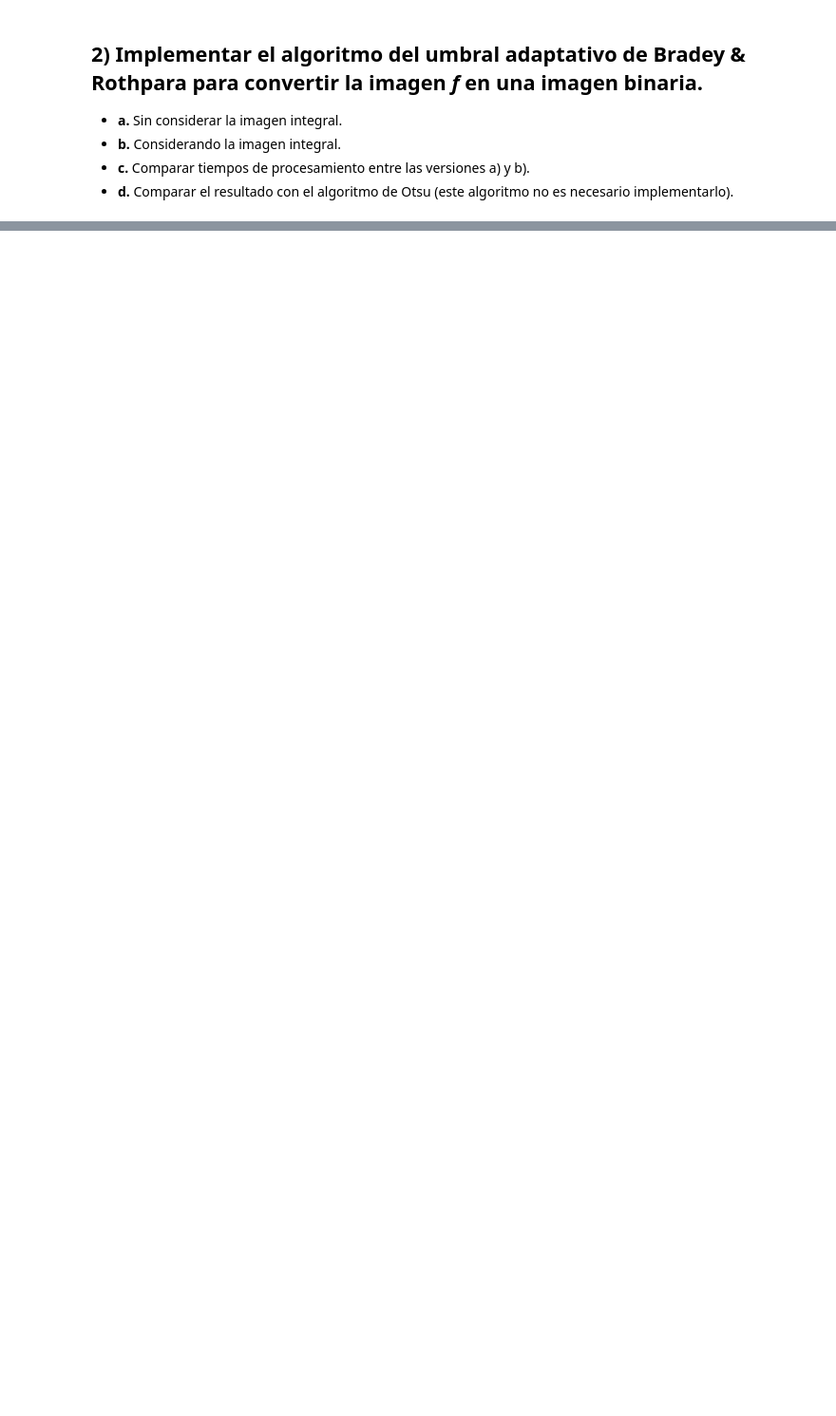
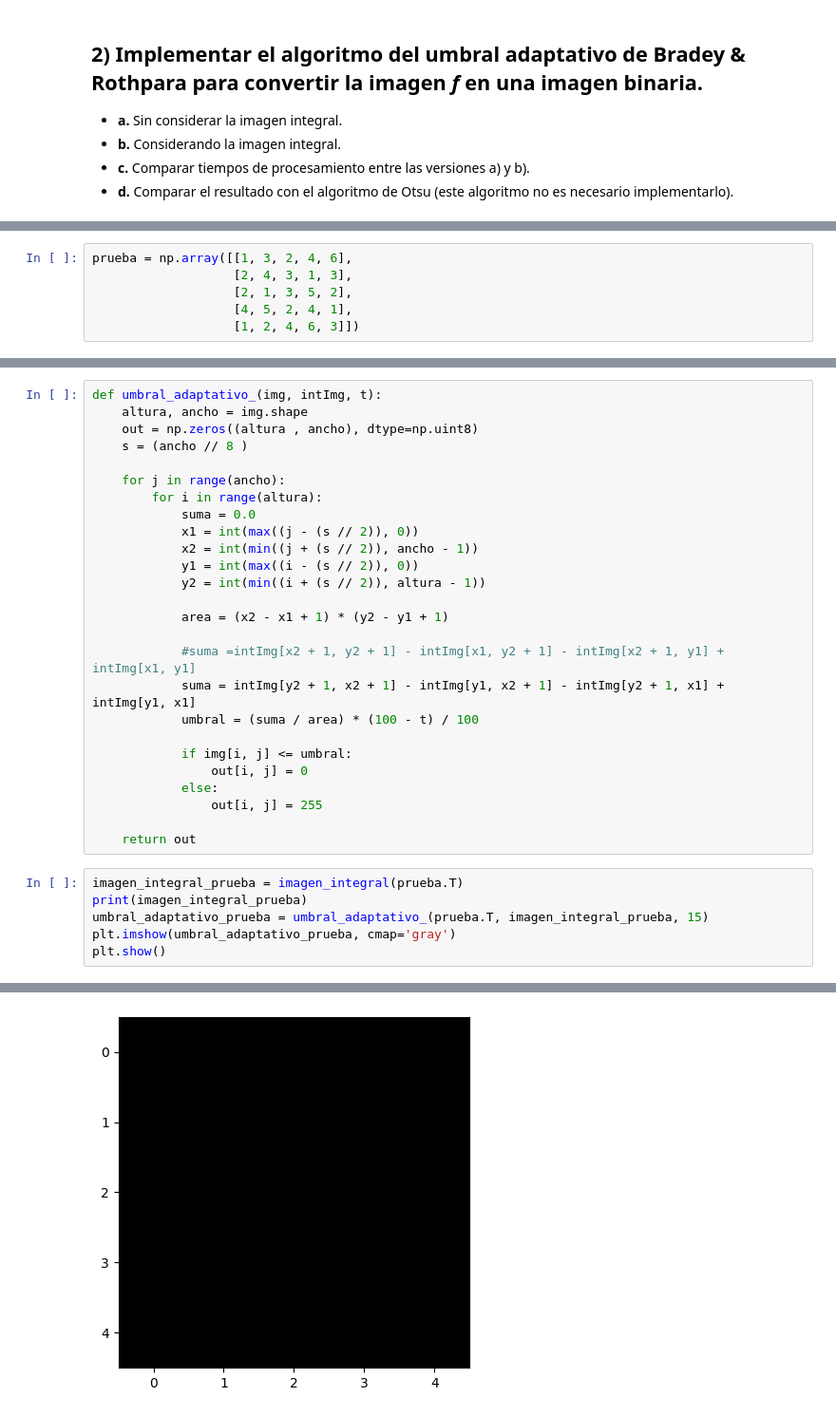
Before and after one commit to digitaldeviltapia/computer-vision-homeworks, a Jupyter notebook: assignment01_pt2/tarea_p2_1_mario_tapia.ipynb, the cells around one changed output, grey strips where cells are left out. Shown at 95% size. Cells and saved outputs as stored; diff of their text form; blank space fills up the shorter version.

Commit message:
tarea 1 parte 2 terminada, hay una carpeta con el ipynb e imágenes de prueba

```diff
--- a/assignment01_pt2/tarea_p2_1_mario_tapia.ipynb
+++ b/assignment01_pt2/tarea_p2_1_mario_tapia.ipynb
@@ -204,0 +207,6 @@ def umbral_adaptativo(img):
+# %%
+prueba = np.array([[1, 3, 2, 4, 6],
+                   [2, 4, 3, 1, 3],
+                   [2, 1, 3, 5, 2],
+                   [4, 5, 2, 4, 1],
+                   [1, 2, 4, 6, 3]])
@@ -204,0 +240,33 @@ def umbral_adaptativo(img):
+# %%
+def umbral_adaptativo_(img, intImg, t):
+    altura, ancho = img.shape
+    out = np.zeros((altura , ancho), dtype=np.uint8)
+    s = (ancho // 8 )
+
+    for j in range(ancho):
+        for i in range(altura):
+            suma = 0.0
+            x1 = int(max((j - (s // 2)), 0))
+            x2 = int(min((j + (s // 2)), ancho - 1))
+            y1 = int(max((i - (s // 2)), 0))
+            y2 = int(min((i + (s // 2)), altura - 1))
+
+            area = (x2 - x1 + 1) * (y2 - y1 + 1)
+
+            #suma =intImg[x2 + 1, y2 + 1] - intImg[x1, y2 + 1] - intImg[x2 + 1, y1] + intImg[x1, y1]
+            suma = intImg[y2 + 1, x2 + 1] - intImg[y1, x2 + 1] - intImg[y2 + 1, x1] + intImg[y1, x1]
+            umbral = (suma / area) * (100 - t) / 100
+
+            if img[i, j] <= umbral:
+                out[i, j] = 0
+            else:
+                out[i, j] = 255
+
+    return out
+# %%
+imagen_integral_prueba = imagen_integral(prueba.T)
+print(imagen_integral_prueba)
+umbral_adaptativo_prueba = umbral_adaptativo_(prueba.T, imagen_integral_prueba, 15)
+plt.imshow(umbral_adaptativo_prueba, cmap='gray')
+plt.show()
+# %% [output]
@@ -204,0 +279 @@ def umbral_adaptativo(img):
+[figure, added]
```
Also changed, not shown: parts of 26 cells of this notebook, 6 other files.
